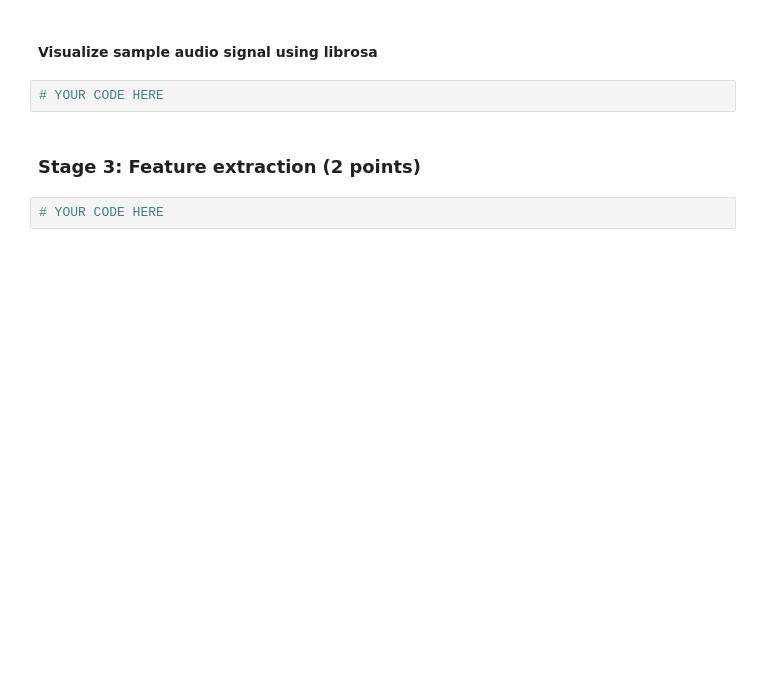
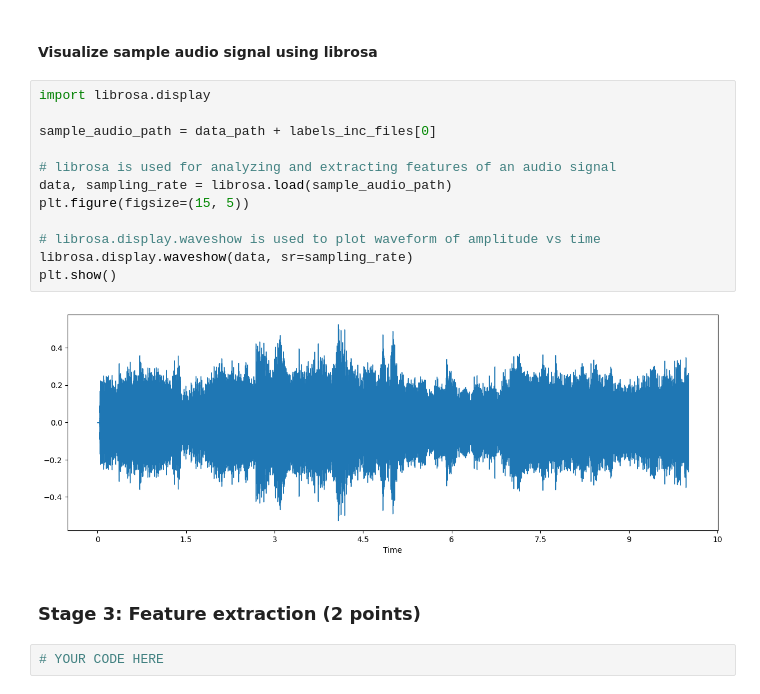
Before and after one commit to nabhonil/kaggle3_group11, a Jupyter notebook: Nabhonil/M3_Mini_Hackathon_Musical_Emotions_Classification.ipynb, the cells around one changed output. Saved outputs shown, nothing was run; the diff lists cells and outputs as text; blank space fills up the shorter version.

```diff
--- a/Nabhonil/M3_Mini_Hackathon_Musical_Emotions_Classification.ipynb
+++ b/Nabhonil/M3_Mini_Hackathon_Musical_Emotions_Classification.ipynb
@@ -92,7 +159,19 @@ If you encounter **401-unauthorised** download latest **kaggle.json** by repeati
 # %% [markdown]
 #### Visualize sample audio signal using librosa
-# %%
-# YOUR CODE HERE
+# %%
+import librosa.display
+
+sample_audio_path = data_path + labels_inc_files[0]
+
+# librosa is used for analyzing and extracting features of an audio signal
+data, sampling_rate = librosa.load(sample_audio_path)
+plt.figure(figsize=(15, 5))
+
+# librosa.display.waveshow is used to plot waveform of amplitude vs time
+librosa.display.waveshow(data, sr=sampling_rate)
+plt.show()
+# %% [output]
+[figure, added]
 # %% [markdown]
 ### **Stage 3:** Feature extraction (2 points)
 # %%
```
Also changed, not shown: parts of 11 cells of this notebook.
